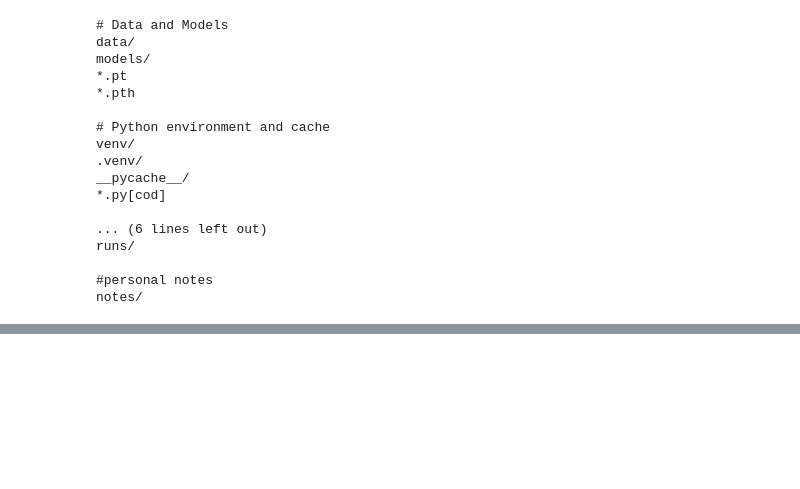
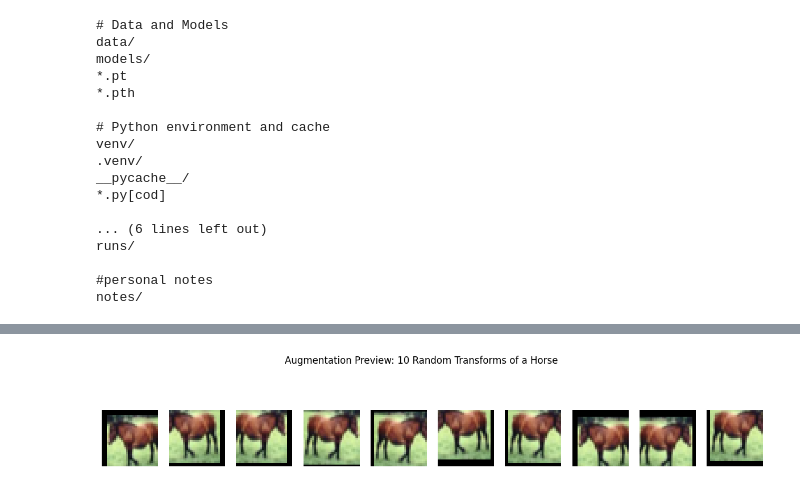
Before and after one commit to Gedamu-tinsae/cosi159a_hw1, a Jupyter notebook: notebooks/visualize_data.ipynb, the cells around one changed output, grey strips where cells are left out. Saved outputs shown, nothing was run; the diff lists cells and outputs as text; code cells hidden in the pictures; blank space fills up the shorter version.

```diff
--- a/notebooks/visualize_data.ipynb
+++ b/notebooks/visualize_data.ipynb
@@ -101,0 +191,28 @@ notes/
+# %%
+import torchvision.transforms as transforms
+import matplotlib.pyplot as plt
+import numpy as np
+
+# Define the same augmentations as in your train.py
+transform_train = transforms.Compose([
+    transforms.RandomCrop(32, padding=4),
+    transforms.RandomHorizontalFlip(),
+    transforms.ToTensor(),
+])
+
+# Pick a sample image (e.g., first horse)
+class_idx = 7  # horse
+img = next(img for img, label in cifar10_train if label == class_idx)
+
+# Apply augmentation 10 times
+augmented_imgs = [transform_train(img).permute(1, 2, 0).numpy() for _ in range(10)]
+
+# Plot the augmented images
+fig, axes = plt.subplots(1, 10, figsize=(15, 3))
+for i, ax in enumerate(axes):
+    ax.imshow(augmented_imgs[i])
+    ax.axis('off')
+plt.suptitle('Augmentation Preview: 10 Random Transforms of a Horse')
+plt.show()
+# %% [output]
+[figure, added]
```
Also changed, not shown: parts of 8 cells of this notebook.
